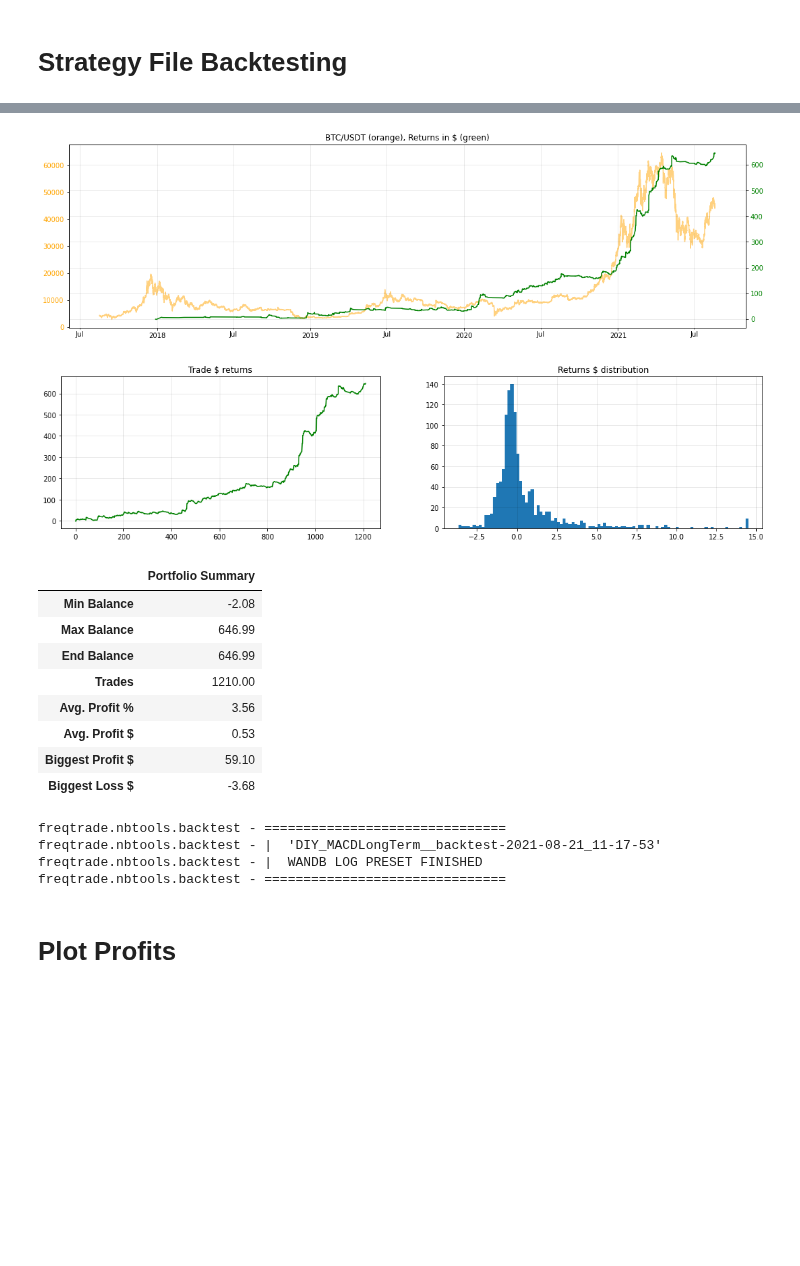
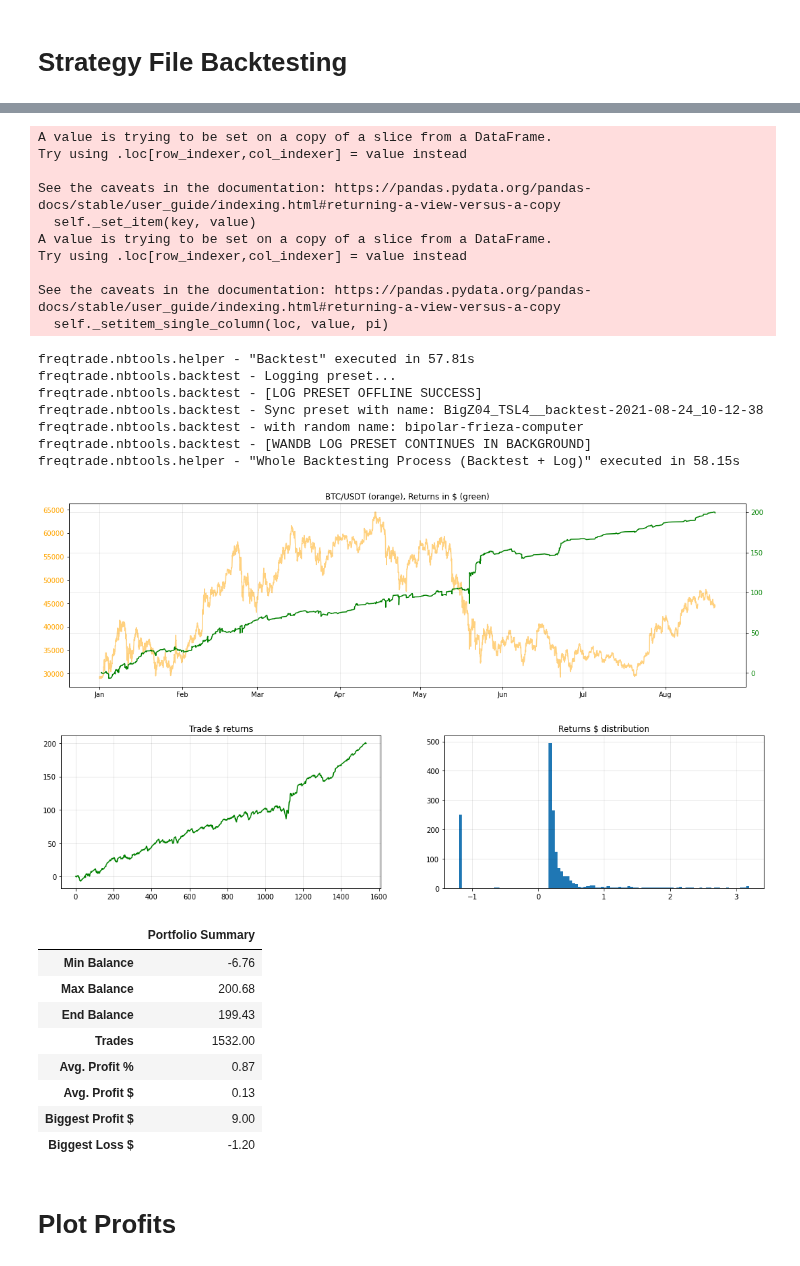
Before and after one commit to webclinic017/superft, a Jupyter notebook: notebooks/BT Strategy File.ipynb, the cells around one changed output, grey strips where cells are left out. Drawn from its saved outputs; the diff is of its cells as text; code cells hidden in the pictures; blank space fills up the shorter version.

```diff
--- a/notebooks/BT Strategy File.ipynb
+++ b/notebooks/BT Strategy File.ipynb
@@ -25,7 +25,7 @@ import sys
 import pandas as pd
 import numpy as np
 import qgrid
-pd.set_option('display.max_rows', None)
+pd.set_option('display.max_rows', 200)
 
 # Resolve CWD
 gc.collect()
@@ -40,6 +40,7 @@ while "freqtrade" not in os.listdir():
         handler.setFormatter(logging.Formatter("%(name)s - %(message)s"))
         logger.addHandler(handler)
         logger.setLevel(logging.INFO)
+        logging.getLogger("distributed.utils_perf").setLevel(logging.ERROR)
 
 # Freqtrade Imports
 from freqtrade.optimize.optimize_reports import text_table_add_metrics
@@ -91,9 +92,10 @@ QgridWidget(grid_options={'fullWidthRows': True, 'syncColumnCellResize': True, '
 # Strategy File Backtesting
 # %%
 # Backtest settings
-strategy_classname = "DIY_MACDLongTerm"  # Strategy Filename and Classname must same!
-timerange          = "20160501-"
+strategy_classname = "BigZ04_TSL4"  # Strategy Filename and Classname must same!
+timerange          = "20210101-"
 pairs              = PAIRS_HIGHCAP_NONSTABLE
+
 # pairs              = [
 #     "DOGE/USDT",
 #     "BTC/USDT", "ETH/USDT", "ADA/USDT", "XRP/USDT", "BCH/USDT", "EOS/USDT", "NEO/USDT", "NANO/USDT", "XMR/USDT", "ZEC/USDT",
@@ -101,7 +103,7 @@ pairs              = PAIRS_HIGHCAP_NONSTABLE
 
 preset = FilePreset(
     timerange = timerange,
-    config_dict = configs.DEFAULT_BUYMARKET,
+    config_dict = configs.DEFAULT,
     path_to_file = PATH_STRATEGIES / f"{strategy_classname}.py",
     path_data = PATH_DATA,
 )
@@ -110,10 +112,10 @@ preset = FilePreset(
 preset.overwrite_config(
     strategy_search_path = PATH_STRATEGIES,
     pairs                = pairs,
-#     max_open_trades      = 10,
-#     starting_balance     = 1500,
-#     stake_amount         = 15,
-#     timeframe            = "12h", # 1m, 3m, 5m, 15m, 30m, 1h, 2h, 4h, 6h, 8h, 12h, 1d, 3d, 1w
+#     max_open_trades      = 3,
+#     starting_balance     = 100,
+#     stake_amount         = "unlimited",
+#     timeframe            = "2h", # 1m, 3m, 5m, 15m, 30m, 1h, 2h, 4h, 6h, 8h, 12h, 1d, 3d, 1w
 )
 
 stats, summary = backtest(preset, preset.default_strategy_code, clsname=strategy_classname, dataloader=DATALOADER)
@@ -145,18 +147,31 @@ freqtrade.nbtools.helper - "Whole Backtesting Process (Backtest + Log)" executed
+A value is trying to be set on a copy of a slice from a DataFrame.
+Try using .loc[row_indexer,col_indexer] = value instead
+
+See the caveats in the documentation: https://pandas.pydata.org/pandas-docs/stable/user_guide/indexing.html#returning-a-view-versus-a-copy
+  self._set_item(key, value)
+A value is trying to be set on a copy of a slice from a DataFrame.
+Try using .loc[row_indexer,col_indexer] = value instead
+
+See the caveats in the documentation: https://pandas.pydata.org/pandas-docs/stable/user_guide/indexing.html#returning-a-view-versus-a-copy
+  self._setitem_single_column(loc, value, pi)
+freqtrade.nbtools.helper - "Backtest" executed in 57.81s
+freqtrade.nbtools.backtest - Logging preset...
+freqtrade.nbtools.backtest - [LOG PRESET OFFLINE SUCCESS]
+freqtrade.nbtools.backtest - Sync preset with name: BigZ04_TSL4__backtest-2021-08-24_10-12-38
+freqtrade.nbtools.backtest - with random name: bipolar-frieza-computer
+freqtrade.nbtools.backtest - [WANDB LOG PRESET CONTINUES IN BACKGROUND]
+freqtrade.nbtools.helper - "Whole Backtesting Process (Backtest + Log)" executed in 58.15s
-[figure, old version]
+[figure, new version]
-[figure, old version]
+[figure, new version]
 |  | Portfolio Summary |
-| Min Balance | -2.08 |
-| Max Balance | 646.99 |
-| End Balance | 646.99 |
-| Trades | 1210.00 |
-| Avg. Profit % | 3.56 |
-| Avg. Profit $ | 0.53 |
-| Biggest Profit $ | 59.10 |
-| Biggest Loss $ | -3.68 |
+| Min Balance | -6.76 |
+| Max Balance | 200.68 |
+| End Balance | 199.43 |
+| Trades | 1532.00 |
+| Avg. Profit % | 0.87 |
+| Avg. Profit $ | 0.13 |
+| Biggest Profit $ | 9.00 |
+| Biggest Loss $ | -1.20 |
-freqtrade.nbtools.backtest - ===============================
-freqtrade.nbtools.backtest - |  'DIY_MACDLongTerm__backtest-2021-08-21_11-17-53'
-freqtrade.nbtools.backtest - |  WANDB LOG PRESET FINISHED
-freqtrade.nbtools.backtest - ===============================
 # %% [markdown]
 # Plot Profits
 # %%
```
Also changed, not shown: parts of 4 cells of this notebook, 10 other files.
